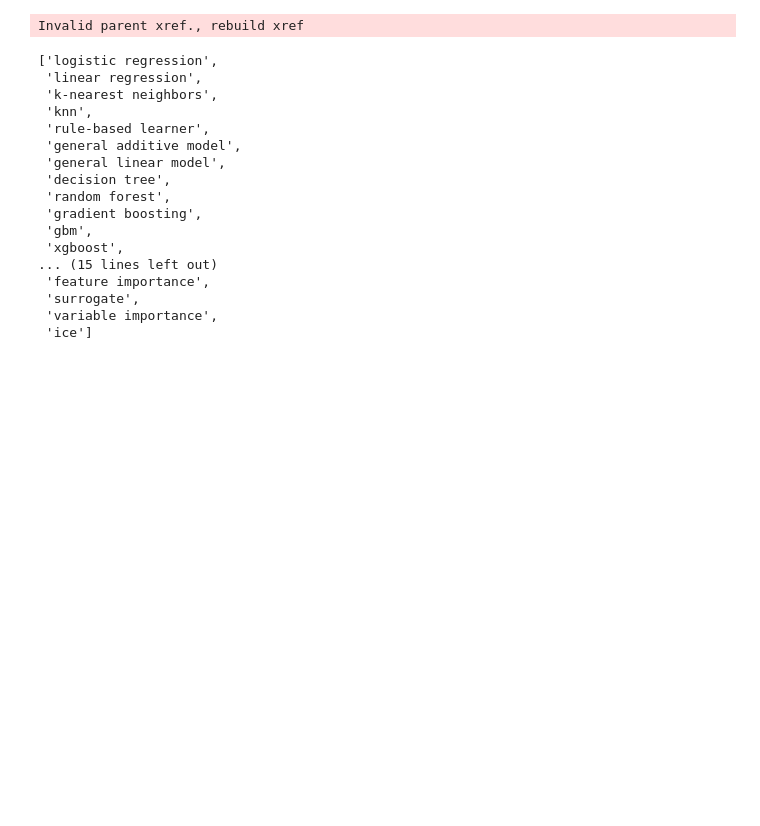
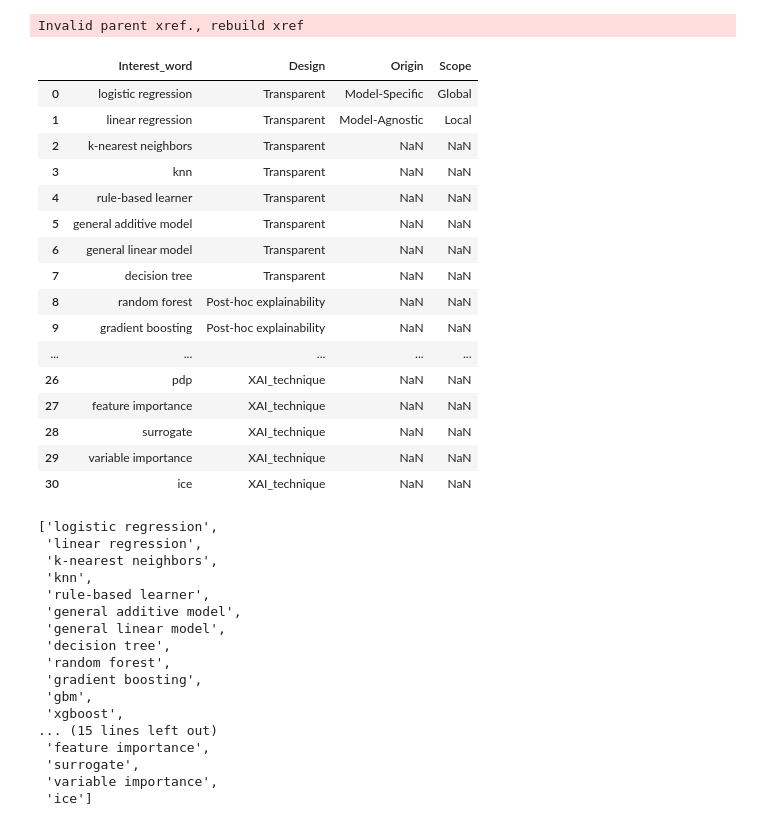
Before and after one commit to bart-custers/research_paper_AI_insurance, a Jupyter notebook: notebooks/Research_paper_XAI_insurance.ipynb, the cells around one changed output. Saved outputs shown, nothing was run; the diff lists cells and outputs as text; code cells hidden in the pictures; blank space fills up the shorter version.

```diff
--- a/notebooks/Research_paper_XAI_insurance.ipynb
+++ b/notebooks/Research_paper_XAI_insurance.ipynb
@@ -92,6 +75,26 @@ Invalid parent xref., rebuild xref
 # %%
 # List of insurance-related words
 word_dict = pd.read_excel('C:/Users/bart_/Documents/Ethical_AI/Assignment/Taxonomies.xlsx')
+# %%
+word_dict
+# %% [output]
+|  | Interest_word | Design | Origin | Scope |
+| 0 | logistic regression | Transparent | Model-Specific | Global |
+| 1 | linear regression | Transparent | Model-Agnostic | Local |
+| 2 | k-nearest neighbors | Transparent | NaN | NaN |
+| 3 | knn | Transparent | NaN | NaN |
+| 4 | rule-based learner | Transparent | NaN | NaN |
+| 5 | general additive model | Transparent | NaN | NaN |
+| 6 | general linear model | Transparent | NaN | NaN |
+| 7 | decision tree | Transparent | NaN | NaN |
+| 8 | random forest | Post-hoc explainability | NaN | NaN |
+| 9 | gradient boosting | Post-hoc explainability | NaN | NaN |
+| ... | ... | ... | ... | ... |
+| 26 | pdp | XAI_technique | NaN | NaN |
+| 27 | feature importance | XAI_technique | NaN | NaN |
+| 28 | surrogate | XAI_technique | NaN | NaN |
+| 29 | variable importance | XAI_technique | NaN | NaN |
+| 30 | ice | XAI_technique | NaN | NaN |
 # %%
 interest_words = word_dict['Interest_word'].to_list()
 interest_words
```
Also changed, not shown: parts of 12 cells of this notebook, 2 other files.
